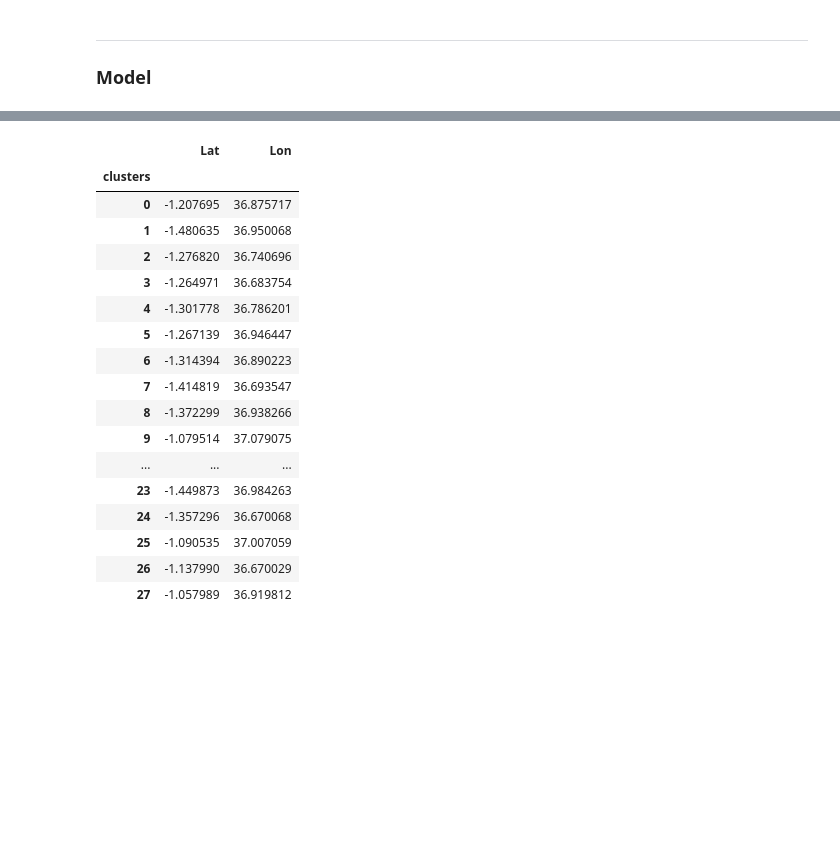
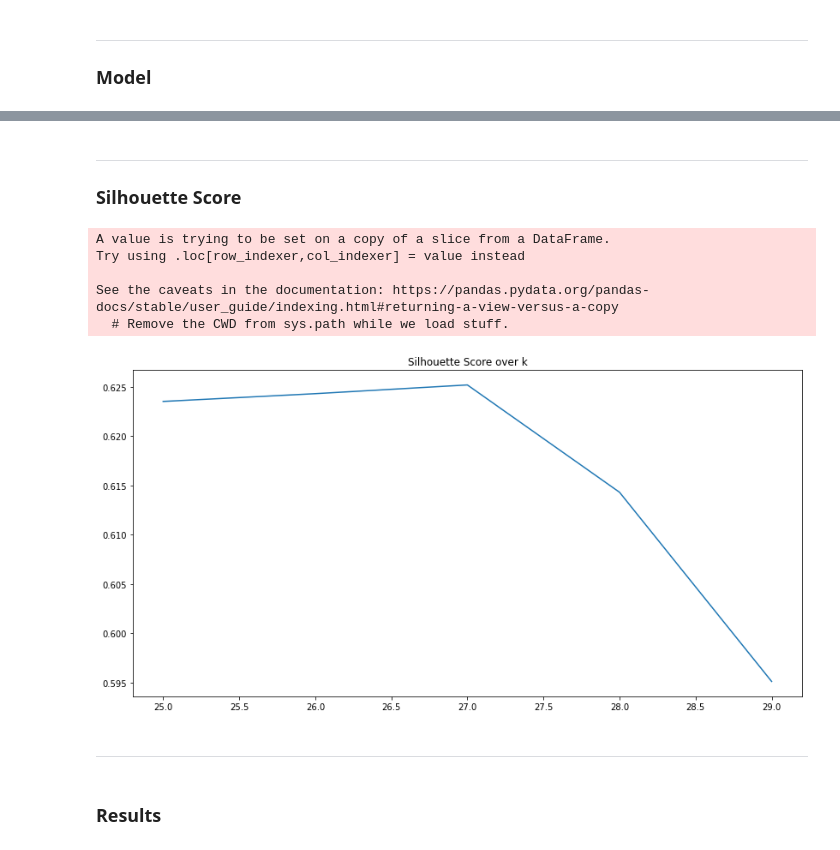
Before and after one commit to mdevay/Nairobi, a Jupyter notebook: Population Density Clustering.ipynb, the cells around one changed output, grey strips where cells are left out. Drawn from its saved outputs; the diff is of its cells as text; code cells hidden in the pictures; blank space fills up the shorter version.

```diff
--- a/Population Density Clustering.ipynb
+++ b/Population Density Clustering.ipynb
@@ -65,0 +47,8 @@ silhouette_score(X.head(20_000), km.labels_[:20_000])
+# %%
+def best_sil(score_df):
+    '''
+    Creates plot comparing silhouette scores for different k values for KMeans.
+    '''
+    fig, ax = plt.subplots(figsize=(14, 7))
+    ax.plot(score_df.k, score_df.silhouette);
+    ax.set_title('Silhouette Score over k')
@@ -66,22 +169,36 @@ silhouette_score(X.head(20_000), km.labels_[:20_000])
+# %% [markdown]
+---
+### Silhouette Score
+# %%
+scores = []
+
+pop_copy = pop.copy()
+pop_copy.drop(columns='clusters', inplace = True)
+X = pop[['Lat', 'Lon', 'Population']]
+
+for k in range(25, 30):
+    km = KMeans(n_clusters=k, random_state=510)
+    km.fit(X)
+    X['clusters'] = km.labels_
+    X = X.sample(20_000, random_state=510)
+    sil = silhouette_score(X.drop(columns='clusters'), X.clusters)
+    scores.append([k, sil])
+
+score_df = pd.DataFrame(scores)
+score_df.columns = ['k', 'silhouette']
+
+best_sil(score_df)
+# %% [output]
+A value is trying to be set on a copy of a slice from a DataFrame.
+Try using .loc[row_indexer,col_indexer] = value instead
+
+See the caveats in the documentation: https://pandas.pydata.org/pandas-docs/stable/user_guide/indexing.html#returning-a-view-versus-a-copy
+  # Remove the CWD from sys.path while we load stuff.
+[figure, added]
+# %% [markdown]
+---
+# %% [markdown]
+### Results
 # %%
-pop_gt_4.groupby('clusters')[['Lat', 'Lon']].mean()
+# pop_gt_4.groupby('clusters')[['Lat', 'Lon']].mean()
-# %% [output]
-|  | Lat | Lon |
-| clusters |  |  |
-| 0 | -1.207695 | 36.875717 |
-| 1 | -1.480635 | 36.950068 |
-| 2 | -1.276820 | 36.740696 |
-| 3 | -1.264971 | 36.683754 |
-| 4 | -1.301778 | 36.786201 |
-| 5 | -1.267139 | 36.946447 |
-| 6 | -1.314394 | 36.890223 |
-| 7 | -1.414819 | 36.693547 |
-| 8 | -1.372299 | 36.938266 |
-| 9 | -1.079514 | 37.079075 |
-| ... | ... | ... |
-| 23 | -1.449873 | 36.984263 |
-| 24 | -1.357296 | 36.670068 |
-| 25 | -1.090535 | 37.007059 |
-| 26 | -1.137990 | 36.670029 |
-| 27 | -1.057989 | 36.919812 |
 # %%
```
Also changed, not shown: parts of 26 cells of this notebook, 1 other file.
